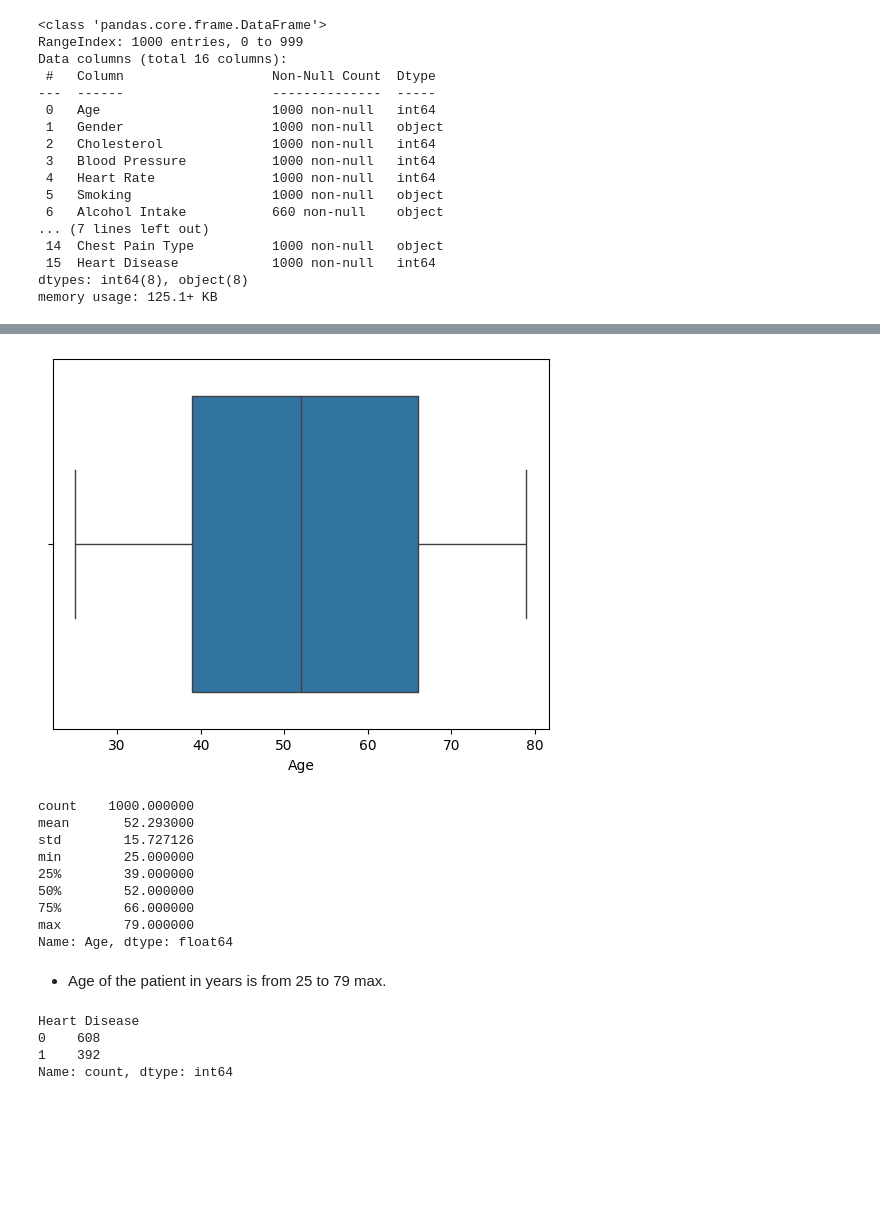
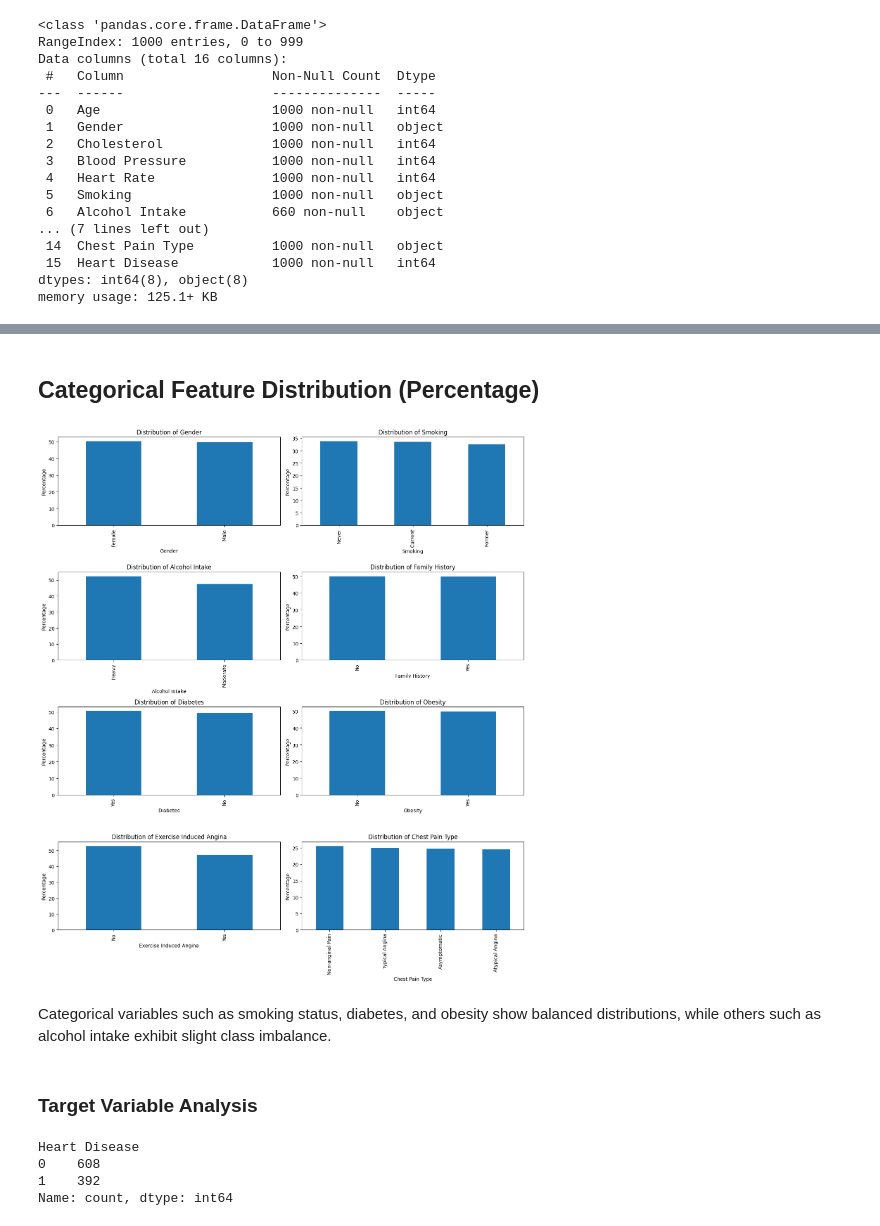
Before and after one commit to Sapanaa/Heart-Disease-Prediction, a Jupyter notebook: notebooks/02_exploratory_data_analysis.ipynb, the cells around one changed output, grey strips where cells are left out. Saved outputs shown, nothing was run; the diff lists cells and outputs as text; code cells hidden in the pictures; blank space fills up the shorter version.

```diff
--- a/notebooks/02_exploratory_data_analysis.ipynb
+++ b/notebooks/02_exploratory_data_analysis.ipynb
@@ -35,22 +49,37 @@ plt.show()
-# %%
-sns.boxplot(x='Age', data=data)
-plt.show()
-# %% [output]
-[figure, removed]
+# %% [markdown]
+## Categorical Feature Distribution (Percentage)
 # %%
-data['Age'].describe()
+import math
+cat_cols = data.select_dtypes(include="object").columns
+
+n_cols = 2
+n_rows = math.ceil(len(cat_cols) / n_cols)
+
+fig, axes = plt.subplots(n_rows, n_cols, figsize=(14, 4 * n_rows))
+axes = axes.flatten()
+
+for i, col in enumerate(cat_cols):
+    (data[col].value_counts(normalize=True) * 100).plot(
+        kind="bar",
+        ax=axes[i]
+    )
+    axes[i].set_title(f"Distribution of {col}")
+    axes[i].set_ylabel("Percentage")
+
+# Remove empty plots (if any)
+for j in range(i + 1, len(axes)):
+    fig.delaxes(axes[j])
+
+plt.tight_layout()
+plt.show()
 # %% [output]
-count    1000.000000
-mean       52.293000
-std        15.727126
-min        25.000000
-25%        39.000000
-50%        52.000000
-75%        66.000000
-max        79.000000
-Name: Age, dtype: float64
+[figure, added]
 # %% [markdown]
-- Age of the patient in years is from 25 to 79 max.
+Categorical variables such as smoking status, diabetes, and obesity show
+balanced distributions, while others such as alcohol intake exhibit slight
+class imbalance.
+# %% [markdown]
+### Target Variable Analysis
 # %%
 data['Heart Disease'].value_counts()
 # %% [output]
```
Also changed, not shown: parts of 23 cells of this notebook.
